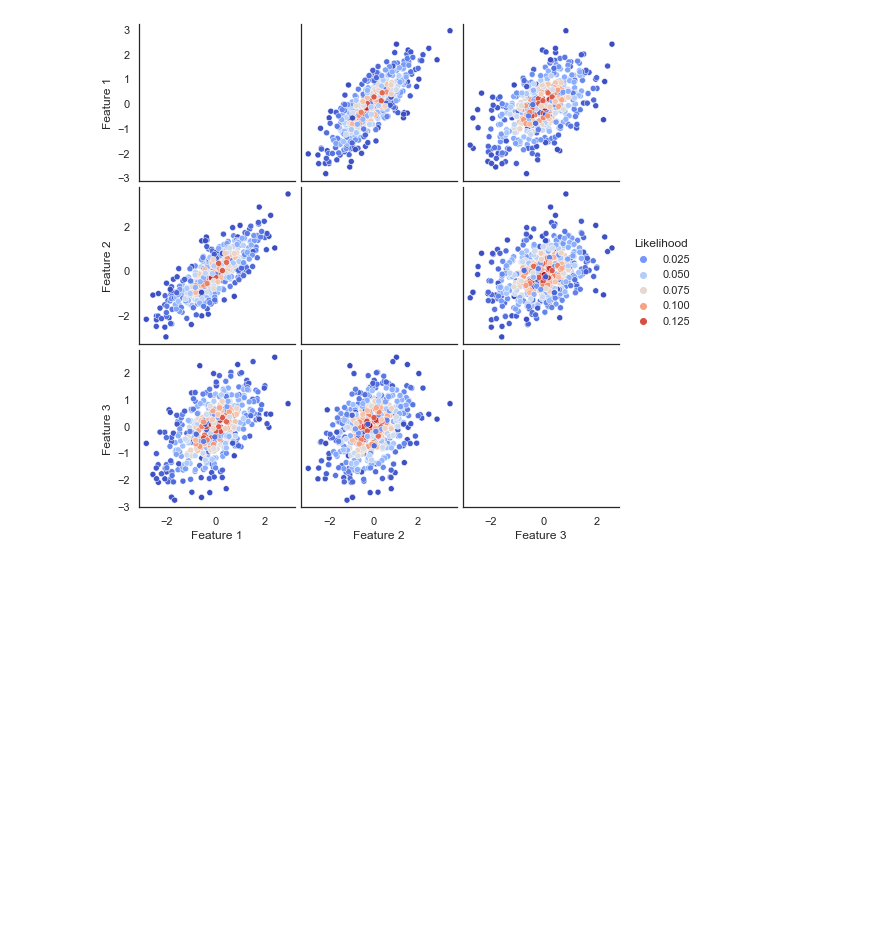
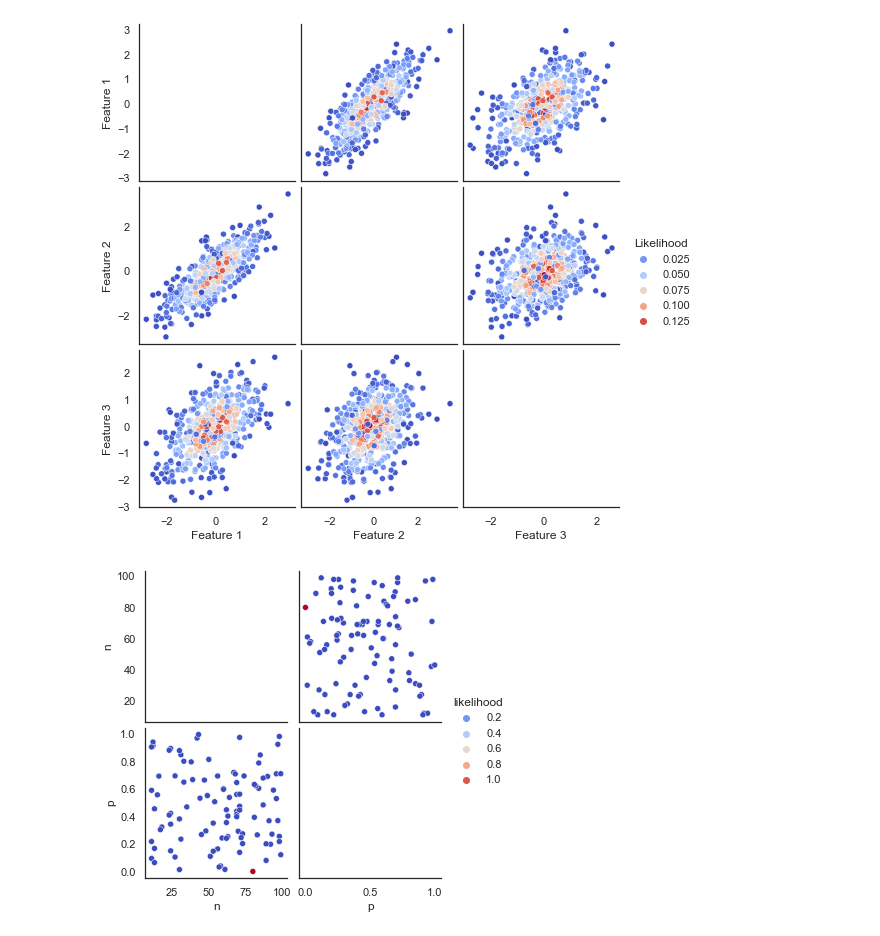
Before and after one commit to pjdunne/MResMCMC2023, a Jupyter notebook: 10_05_2023_Likelihood.ipynb, the cells around one changed output. Drawn from its saved outputs; the diff is of its cells as text; code cells hidden in the pictures; blank space fills up the shorter version.

```diff
--- a/10_05_2023_Likelihood.ipynb
+++ b/10_05_2023_Likelihood.ipynb
@@ -34,3 +35,35 @@ sns.pairplot(pd.DataFrame(data_with_likelihoods, columns=columns), diag_kind="kd
 plt.show()
 # %% [output]
 [figure]
+# %%
+import numpy as np
+import seaborn as sns
+import matplotlib.pyplot as plt
+import pandas as pd
+from scipy.stats import binom
+
+# Generate synthetic datasets
+np.random.seed(42)
+num_datasets = 100
+n_values = np.random.randint(10, 100, num_datasets)
+p_values = np.random.rand(num_datasets)
+binom_datasets = [np.random.binomial(n, p, 100) for n, p in zip(n_values, p_values)]
+
+# Likelihood function for the Binomial distribution
+def likelihood_binom(data, n, p):
+    return np.prod(binom.pmf(data, n, p))
+
+# Fit a Binomial distribution to each dataset and calculate the likelihoods
+likelihoods = [likelihood_binom(data, n, p) for data, n, p in zip(binom_datasets, n_values, p_values)]
+
+# Prepare the data for visualization
+data_for_viz = pd.DataFrame({'n': n_values, 'p': p_values, 'likelihood': likelihoods})
+
+# Visualize the high-dimensional probability distribution using a scatterplot matrix
+sns.pairplot(data_for_viz, diag_kind='kde', hue='likelihood', palette='coolwarm')
+#g = sns.pairplot(data_for_viz)
+#g.fig.suptitle("Your plot title")
+#plt.savefig('binomial likelihood')
+plt.show()
+# %% [output]
+[figure, added]
```
Also changed, not shown: parts of 2 cells of this notebook.
